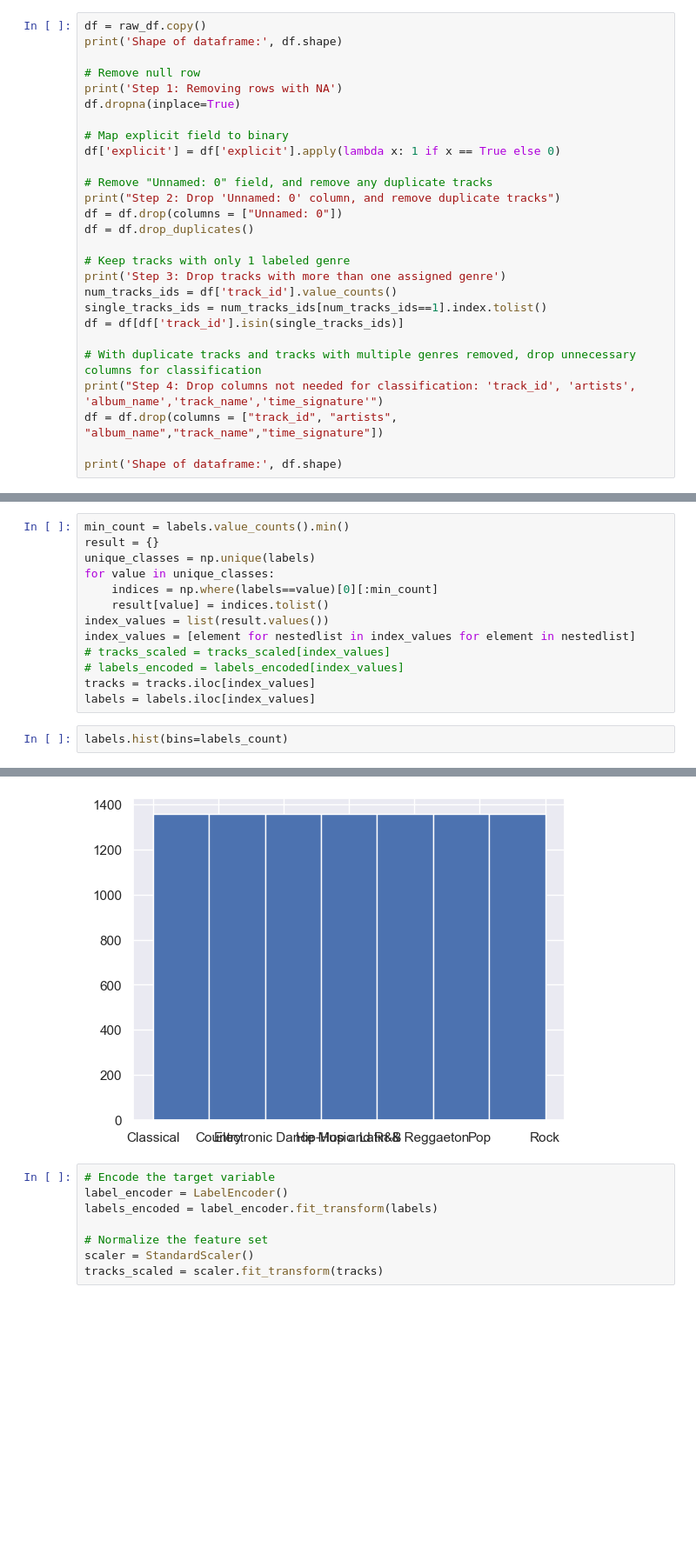
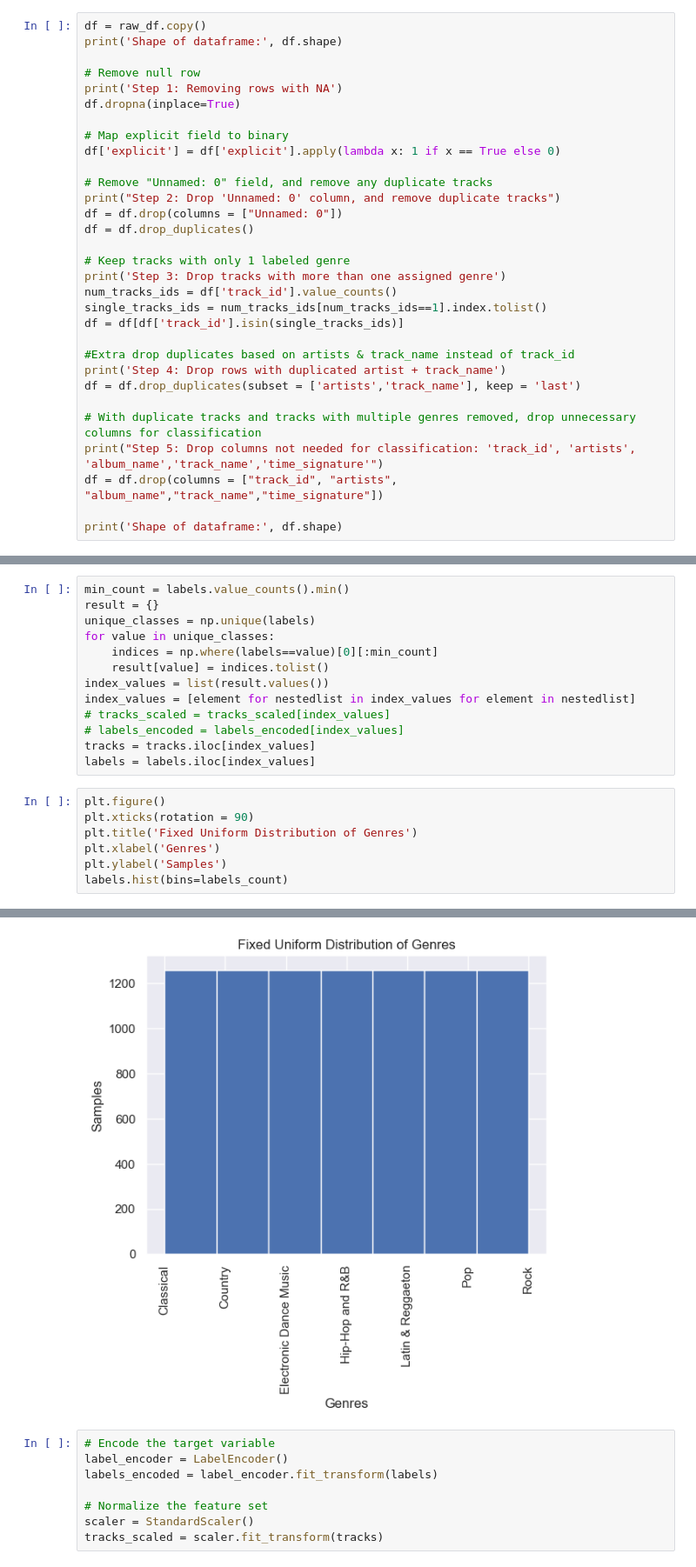
Before and after one commit to ynackash/genre-classification, a Jupyter notebook: main.ipynb, the cells around one changed output, grey strips where cells are left out. Shown: that part at 87% size. Cells and saved outputs as stored; diff of their text form; blank space fills up the shorter version.

```diff
--- a/main.ipynb
+++ b/main.ipynb
@@ -65,8 +64,12 @@ num_tracks_ids = df['track_id'].value_counts()
 single_tracks_ids = num_tracks_ids[num_tracks_ids==1].index.tolist()
 df = df[df['track_id'].isin(single_tracks_ids)]
 
+#Extra drop duplicates based on artists & track_name instead of track_id
+print('Step 4: Drop rows with duplicated artist + track_name')
+df = df.drop_duplicates(subset = ['artists','track_name'], keep = 'last')
+
 # With duplicate tracks and tracks with multiple genres removed, drop unnecessary columns for classification
-print("Step 4: Drop columns not needed for classification: 'track_id', 'artists', 'album_name','track_name','time_signature'")
+print("Step 5: Drop columns not needed for classification: 'track_id', 'artists', 'album_name','track_name','time_signature'")
 df = df.drop(columns = ["track_id", "artists", "album_name","track_name","time_signature"])
 
 print('Shape of dataframe:', df.shape)
@@ -470,5 +487,10 @@ index_values = [element for nestedlist in index_values for element in nestedlist
 tracks = tracks.iloc[index_values]
 labels = labels.iloc[index_values]
 # %%
+plt.figure()
+plt.xticks(rotation = 90)
+plt.title('Fixed Uniform Distribution of Genres')
+plt.xlabel('Genres')
+plt.ylabel('Samples')
 labels.hist(bins=labels_count)
 # %% [output]
@@ -476,4 +498,4 @@ labels.hist(bins=labels_count)
-[figure, old version]
+[figure, new version]
 # %%
 # Encode the target variable
 label_encoder = LabelEncoder()
```
Also changed, not shown: parts of 32 cells of this notebook.
